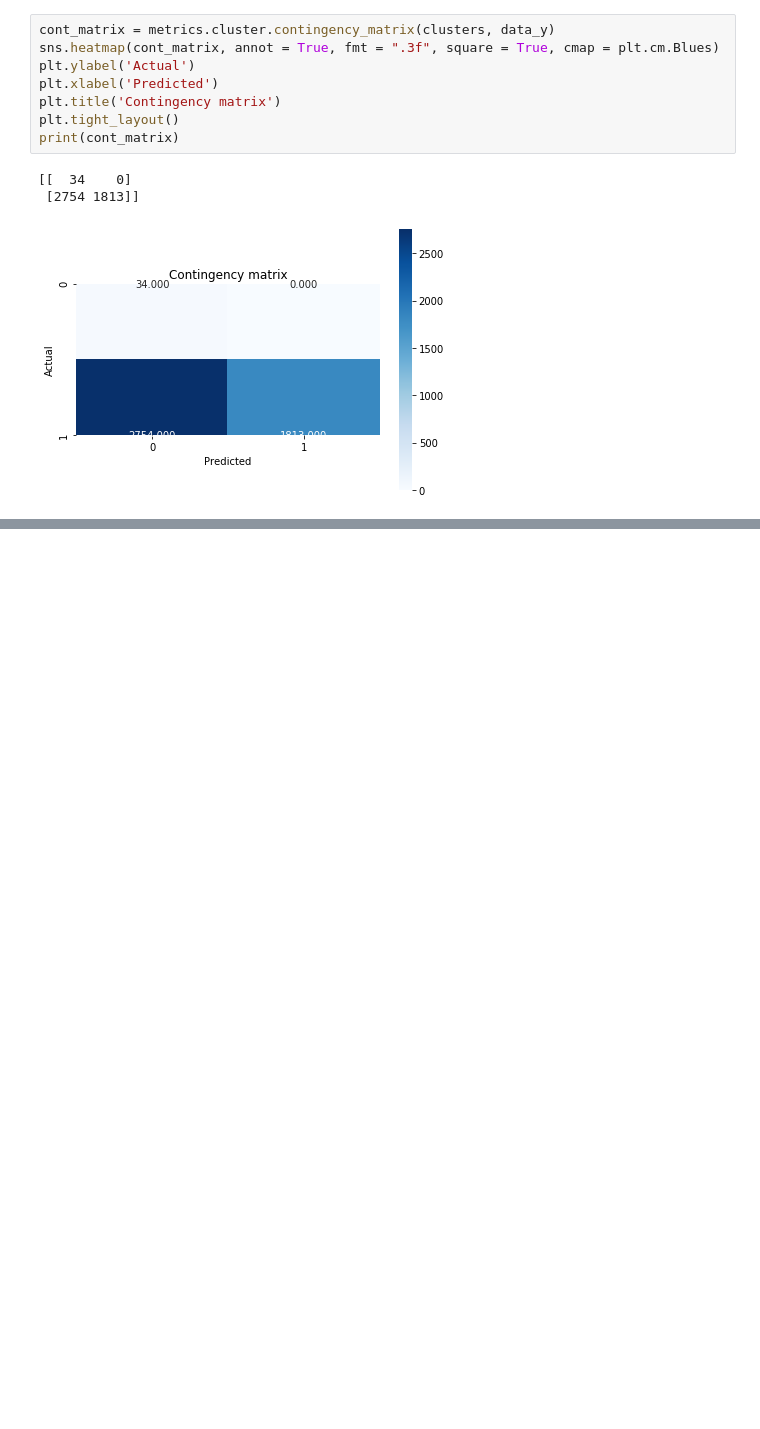
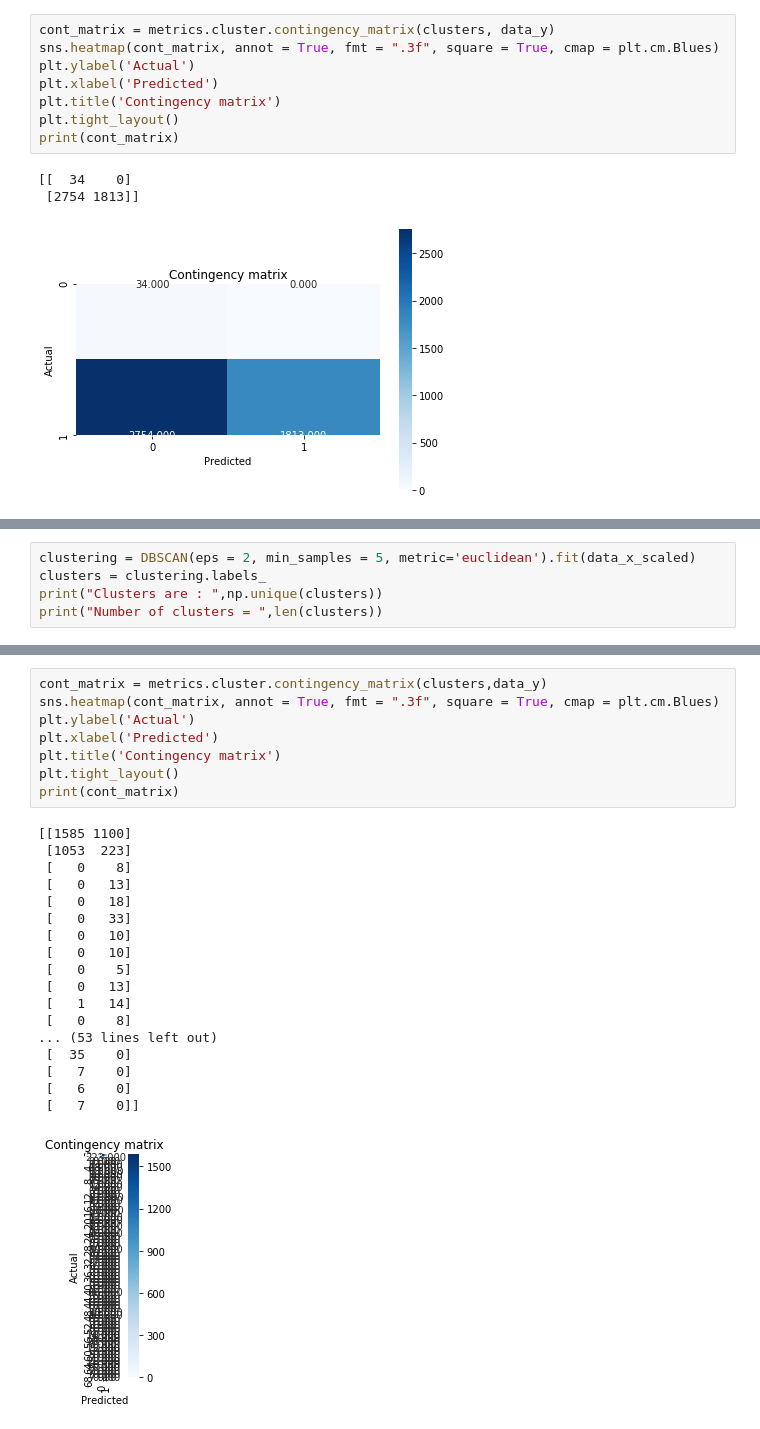
Before and after one commit to samujjwaal/Spam-Email-Classifier, a Jupyter notebook: CS418-FinalProject.ipynb, the cells around one changed output, grey strips where cells are left out. Cells and saved outputs as stored; diff of their text form; blank space fills up the shorter version.

Commit message:
Added clustering code. But work in progress.

```diff
--- a/CS418-FinalProject.ipynb
+++ b/CS418-FinalProject.ipynb
@@ -453,0 +482,5 @@ plt.tight_layout()
+# %%
+clustering = DBSCAN(eps = 2, min_samples = 5, metric='euclidean').fit(data_x_scaled)
+clusters = clustering.labels_
+print("Clusters are : ",np.unique(clusters))
+print("Number of clusters = ",len(clusters))
@@ -453,0 +499,27 @@ plt.tight_layout()
+# %%
+cont_matrix = metrics.cluster.contingency_matrix(clusters,data_y)
+sns.heatmap(cont_matrix, annot = True, fmt = ".3f", square = True, cmap = plt.cm.Blues)
+plt.ylabel('Actual')
+plt.xlabel('Predicted')
+plt.title('Contingency matrix')
+plt.tight_layout()
+print(cont_matrix)
+# %% [output]
+[[1585 1100]
+ [1053  223]
+ [   0    8]
+ [   0   13]
+ [   0   18]
+ [   0   33]
+ [   0   10]
+ [   0   10]
+ [   0    5]
+ [   0   13]
+ [   1   14]
+ [   0    8]
+... (53 lines left out)
+ [  35    0]
+ [   7    0]
+ [   6    0]
+ [   7    0]]
+[figure, added]
```
Also changed, not shown: parts of 42 cells of this notebook.
